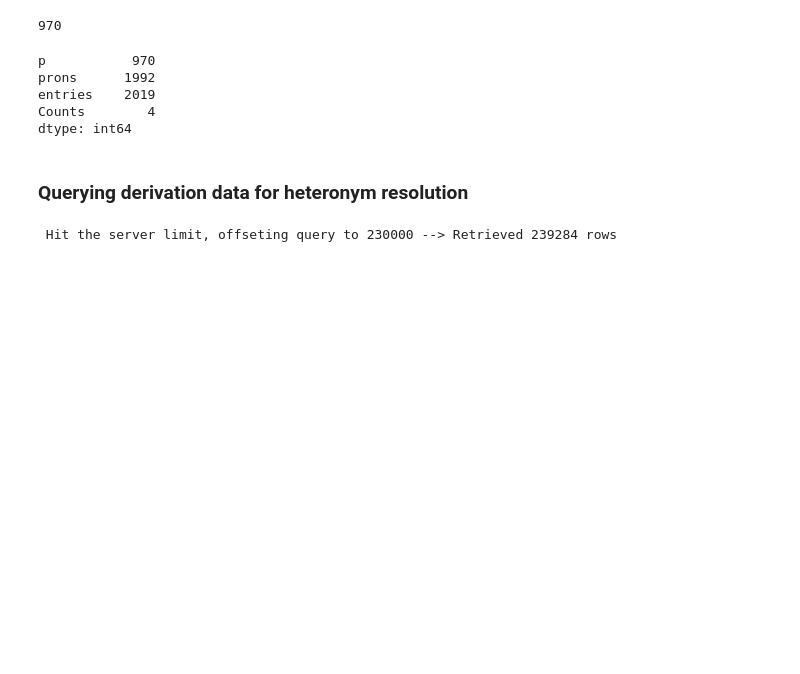
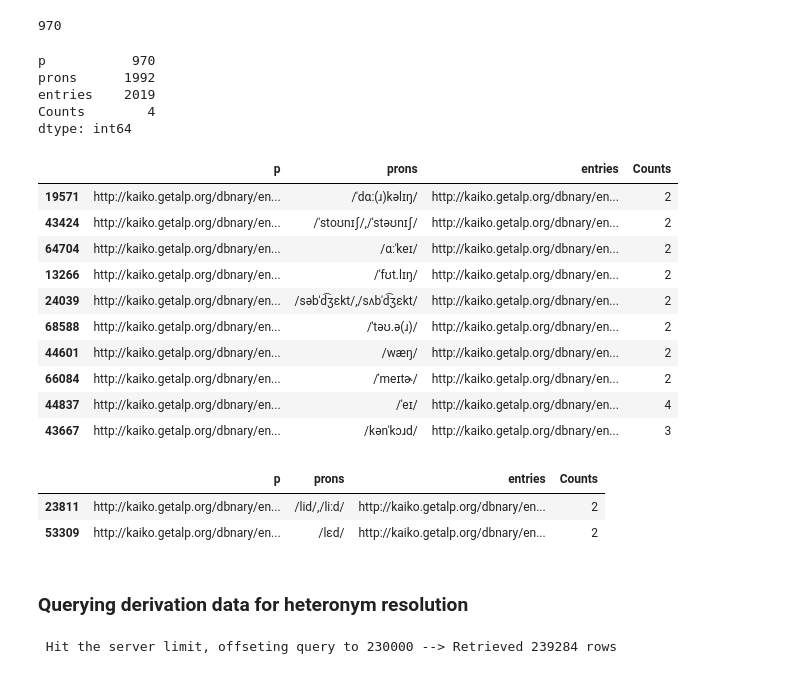
Before and after one commit to serasset/dbnary-mwt-pronunciations, a Jupyter notebook: notebooks/MWE_Pronunciation_LDK2023.ipynb, the cells around one changed output. Drawn from its saved outputs; the diff is of its cells as text; code cells hidden in the pictures; blank space fills up the shorter version.

Commit message:
Updated some figures and added some query examples that are used for the LDK2023 paper submission.

```diff
--- a/notebooks/MWE_Pronunciation_LDK2023.ipynb
+++ b/notebooks/MWE_Pronunciation_LDK2023.ipynb
@@ -349,6 +381,26 @@ prons      1992
 entries    2019
 Counts        4
 dtype: int64
+# %%
+heteronyms.sample(10)
+# %% [output]
+|  | p | prons | entries | Counts |
+| 19571 | http://kaiko.getalp.org/dbnary/en... | /ˈdɑː(ɹ)kəlɪŋ/ | http://kaiko.getalp.org/dbnary/en... | 2 |
+| 43424 | http://kaiko.getalp.org/dbnary/en... | /ˈstoʊnɪʃ/,/ˈstəʊnɪʃ/ | http://kaiko.getalp.org/dbnary/en... | 2 |
+| 64704 | http://kaiko.getalp.org/dbnary/en... | /ɑːˈkeɪ/ | http://kaiko.getalp.org/dbnary/en... | 2 |
+| 13266 | http://kaiko.getalp.org/dbnary/en... | /ˈfʊt.lɪŋ/ | http://kaiko.getalp.org/dbnary/en... | 2 |
+| 24039 | http://kaiko.getalp.org/dbnary/en... | /səbˈd͡ʒɛkt/,/sʌbˈd͡ʒɛkt/ | http://kaiko.getalp.org/dbnary/en... | 2 |
+| 68588 | http://kaiko.getalp.org/dbnary/en... | /ˈtəʊ.ə(ɹ)/ | http://kaiko.getalp.org/dbnary/en... | 2 |
+| 44601 | http://kaiko.getalp.org/dbnary/en... | /wæŋ/ | http://kaiko.getalp.org/dbnary/en... | 2 |
+| 66084 | http://kaiko.getalp.org/dbnary/en... | /ˈmeɪtɚ/ | http://kaiko.getalp.org/dbnary/en... | 2 |
+| 44837 | http://kaiko.getalp.org/dbnary/en... | /ˈeɪ/ | http://kaiko.getalp.org/dbnary/en... | 4 |
+| 43667 | http://kaiko.getalp.org/dbnary/en... | /kənˈkɔɹd/ | http://kaiko.getalp.org/dbnary/en... | 3 |
+# %%
+heteronyms.query("p == 'http://kaiko.getalp.org/dbnary/eng/lead'")
+# %% [output]
+|  | p | prons | entries | Counts |
+| 23811 | http://kaiko.getalp.org/dbnary/en... | /lid/,/liːd/ | http://kaiko.getalp.org/dbnary/en... | 2 |
+| 53309 | http://kaiko.getalp.org/dbnary/en... | /lɛd/ | http://kaiko.getalp.org/dbnary/en... | 2 |
 # %%
 heteronyms.to_pickle('../data/heteronyms.pkl')
 pages_and_prons.to_pickle('../data/pages_and_prons.pkl')
```
Also changed, not shown: parts of 7 cells of this notebook, 1 other file.
